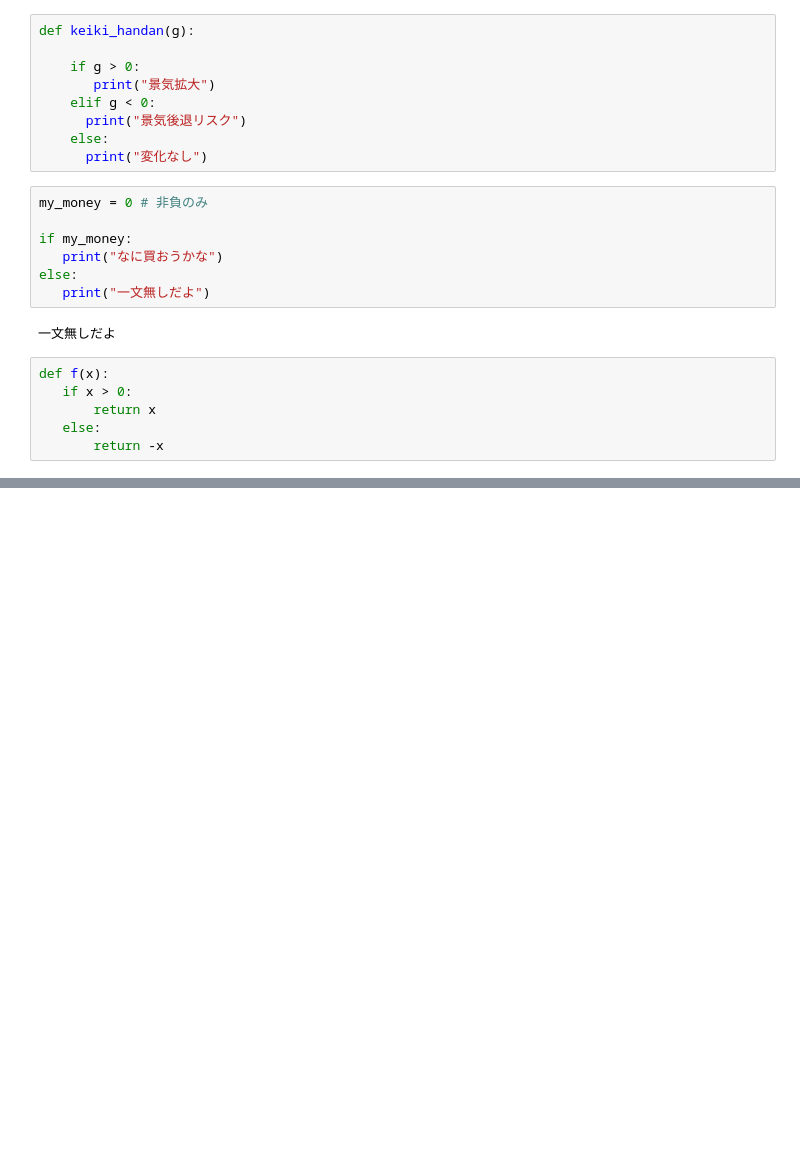
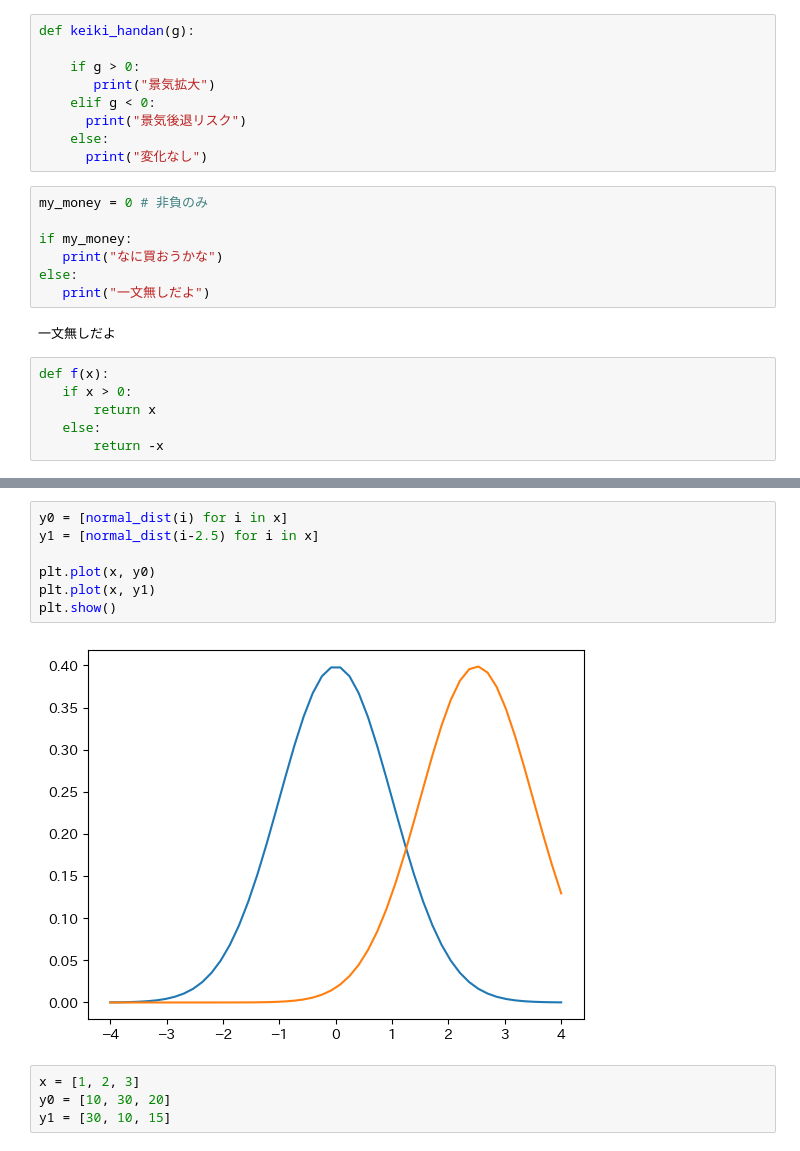
Before and after one commit to Hirota1031/ComfortCafe, a Jupyter notebook: 経済学のためのPython入門_テキストコード確認.ipynb, the cells around one changed output, grey strips where cells are left out. Drawn from its saved outputs; the diff is of its cells as text; blank space fills up the shorter version.

```diff
--- a/経済学のためのPython入門_テキストコード確認.ipynb
+++ b/経済学のためのPython入門_テキストコード確認.ipynb
@@ -278,0 +536,13 @@ def f(x):
+# %%
+y0 = [normal_dist(i) for i in x]
+y1 = [normal_dist(i-2.5) for i in x]
+
+plt.plot(x, y0)
+plt.plot(x, y1)
+plt.show()
+# %% [output]
+[figure, added]
+# %%
+x = [1, 2, 3]
+y0 = [10, 30, 20]
+y1 = [30, 10, 15]
```
Also changed, not shown: parts of 37 cells of this notebook.
